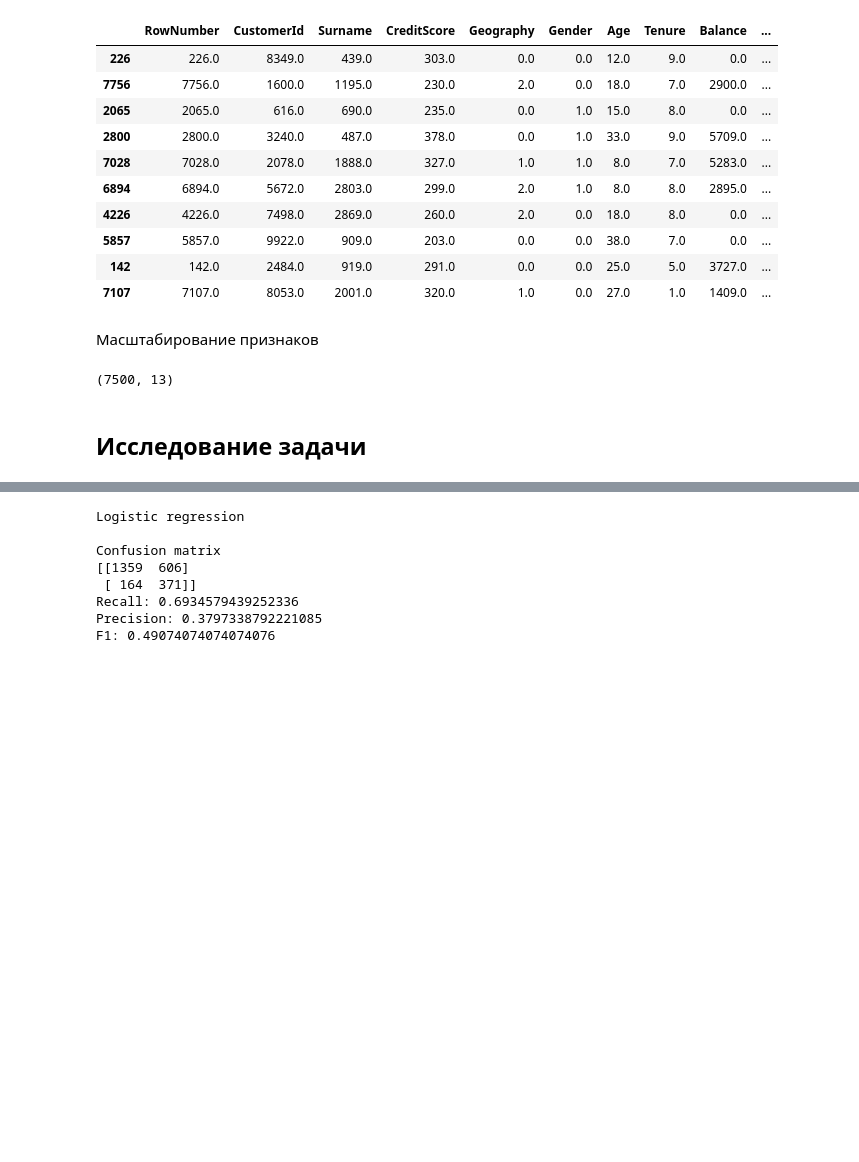
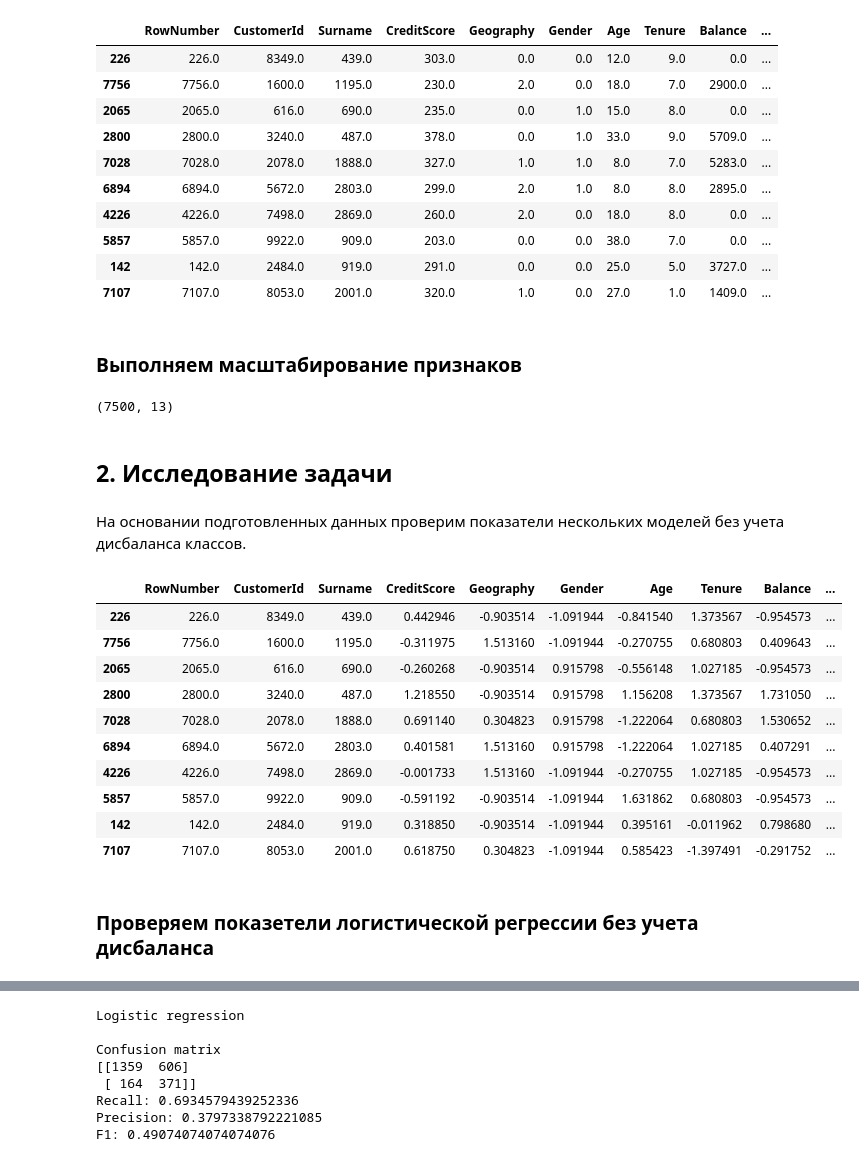
Before and after one commit to VSXV/Data-Science-Projects, a Jupyter notebook: fedb9f5b-e73a-4983-a300-54cf533e1cdd.ipynb, the cells around one changed output, grey strips where cells are left out. Saved outputs shown, nothing was run; the diff lists cells and outputs as text; code cells hidden in the pictures; blank space fills up the shorter version.

```diff
--- a/fedb9f5b-e73a-4983-a300-54cf533e1cdd.ipynb
+++ b/fedb9f5b-e73a-4983-a300-54cf533e1cdd.ipynb
@@ -28,5 +48,3 @@ from sklearn.linear_model import LogisticRegression
 from sklearn.utils import shuffle
 from sklearn.tree import DecisionTreeClassifier
 from sklearn.ensemble import RandomForestClassifier
-# %%
-data = pd.read_csv('/Users/sergejvorobev/Downloads/Churn_Modelling.csv')
@@ -107,10 +135,11 @@ None
 | 5857 | 5857.0 | 9922.0 | 909.0 | 203.0 | 0.0 | 0.0 | 38.0 | 7.0 | 0.0 | ... |
 | 142 | 142.0 | 2484.0 | 919.0 | 291.0 | 0.0 | 0.0 | 25.0 | 5.0 | 3727.0 | ... |
 | 7107 | 7107.0 | 8053.0 | 2001.0 | 320.0 | 1.0 | 0.0 | 27.0 | 1.0 | 1409.0 | ... |
-# %% [markdown]
-Масштабирование признаков
+# %% [markdown]
+### Выполняем масштабирование признаков
 # %%
-numeric = ['CreditScore', 'Geography', 'Gender', 'Age', 'Tenure', 'Balance', 'NumOfProducts', 'HasCrCard', 'IsActiveMember', 'EstimatedSalary']
+numeric = ['CreditScore', 'Geography', 'Gender', 'Age', 'Tenure', 'Balance', 'NumOfProducts', 'HasCrCard',
+           'IsActiveMember', 'EstimatedSalary']
 
 scaler = StandardScaler()
 scaler.fit(features_train[numeric])
@@ -121,4 +150,22 @@ print(features_train.shape)
 # %% [output]
 (7500, 13)
 # %% [markdown]
-## Исследование задачи
+## 2. Исследование задачи
+# %% [markdown]
+На основании подготовленных данных проверим показатели нескольких моделей без учета дисбаланса классов.
+# %%
+features_train.head(10)
+# %% [output]
+|  | RowNumber | CustomerId | Surname | CreditScore | Geography | Gender | Age | Tenure | Balance | ... |
+| 226 | 226.0 | 8349.0 | 439.0 | 0.442946 | -0.903514 | -1.091944 | -0.841540 | 1.373567 | -0.954573 | ... |
+| 7756 | 7756.0 | 1600.0 | 1195.0 | -0.311975 | 1.513160 | -1.091944 | -0.270755 | 0.680803 | 0.409643 | ... |
+| 2065 | 2065.0 | 616.0 | 690.0 | -0.260268 | -0.903514 | 0.915798 | -0.556148 | 1.027185 | -0.954573 | ... |
+| 2800 | 2800.0 | 3240.0 | 487.0 | 1.218550 | -0.903514 | 0.915798 | 1.156208 | 1.373567 | 1.731050 | ... |
+| 7028 | 7028.0 | 2078.0 | 1888.0 | 0.691140 | 0.304823 | 0.915798 | -1.222064 | 0.680803 | 1.530652 | ... |
+| 6894 | 6894.0 | 5672.0 | 2803.0 | 0.401581 | 1.513160 | 0.915798 | -1.222064 | 1.027185 | 0.407291 | ... |
+| 4226 | 4226.0 | 7498.0 | 2869.0 | -0.001733 | 1.513160 | -1.091944 | -0.270755 | 1.027185 | -0.954573 | ... |
+| 5857 | 5857.0 | 9922.0 | 909.0 | -0.591192 | -0.903514 | -1.091944 | 1.631862 | 0.680803 | -0.954573 | ... |
+| 142 | 142.0 | 2484.0 | 919.0 | 0.318850 | -0.903514 | -1.091944 | 0.395161 | -0.011962 | 0.798680 | ... |
+| 7107 | 7107.0 | 8053.0 | 2001.0 | 0.618750 | 0.304823 | -1.091944 | 0.585423 | -1.397491 | -0.291752 | ... |
+# %% [markdown]
+### Проверяем показетели логистической регрессии без учета дисбаланса
```
Also changed, not shown: parts of 41 cells of this notebook.
